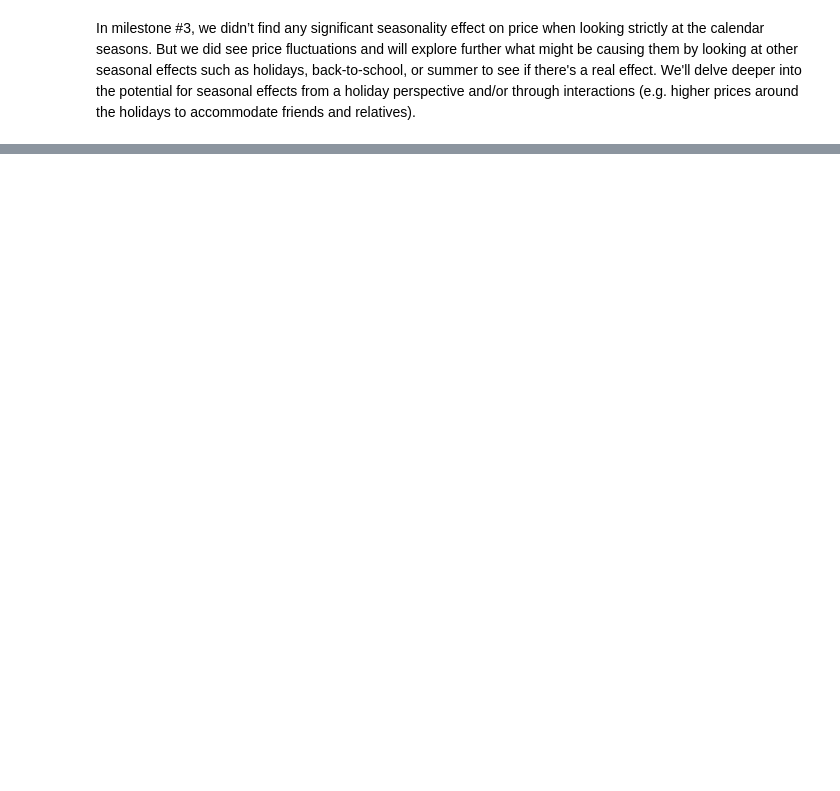
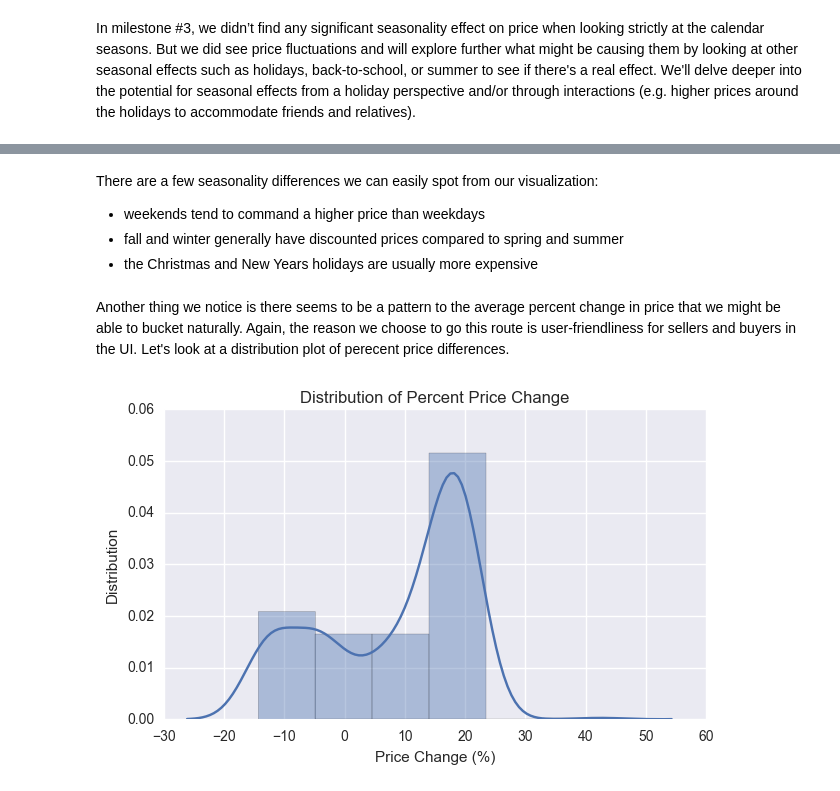
Before and after one commit to vijay4321/cs109AAirbnbProject, a Jupyter notebook: Camera-Murray-Garg-Thangella_CS109A_Project_Final_Report_pt1_seasonality.ipynb, the cells around one changed output, grey strips where cells are left out. Drawn from its saved outputs; the diff is of its cells as text; code cells hidden in the pictures; blank space fills up the shorter version.

```diff
--- a/Camera-Murray-Garg-Thangella_CS109A_Project_Final_Report_pt1_seasonality.ipynb
+++ b/Camera-Murray-Garg-Thangella_CS109A_Project_Final_Report_pt1_seasonality.ipynb
@@ -64,0 +154,25 @@ In milestone #3, we didn’t find any significant seasonality effect on price wh
+# %% [markdown]
+There are a few seasonality differences we can easily spot from our visualization:
+- weekends tend to command a higher price than weekdays
+- fall and winter generally have discounted prices compared to spring and summer
+- the Christmas and New Years holidays are usually more expensive
+# %% [markdown]
+Another thing we notice is there seems to be a pattern to the average percent change in price that we might be able to bucket naturally. Again, the reason we choose to go this route is user-friendliness for sellers and buyers in the UI. Let's look at a distribution plot of perecent price differences.
+# %%
+# set up visualization
+sns.set ( rc = { "figure.figsize" : ( 7, 4 ) } )
+
+# plot the histogram of percent price differences
+ax = sns.distplot ( pricechangeDF [ "mean_pct_price_change" ], bins = 6 )
+
+# set the labels
+ax.set_title  ( "Distribution of Percent Price Change" )
+ax.set_xlabel ( "Price Change (%)" )
+ax.set_ylabel ( "Distribution" )
+
+#ax.set_xlim ( 0, 1000 )
+
+# display the visualization
+plt.show()
+# %% [output]
+[figure, added]
```
Also changed, not shown: parts of 16 cells of this notebook, 9 other files.
